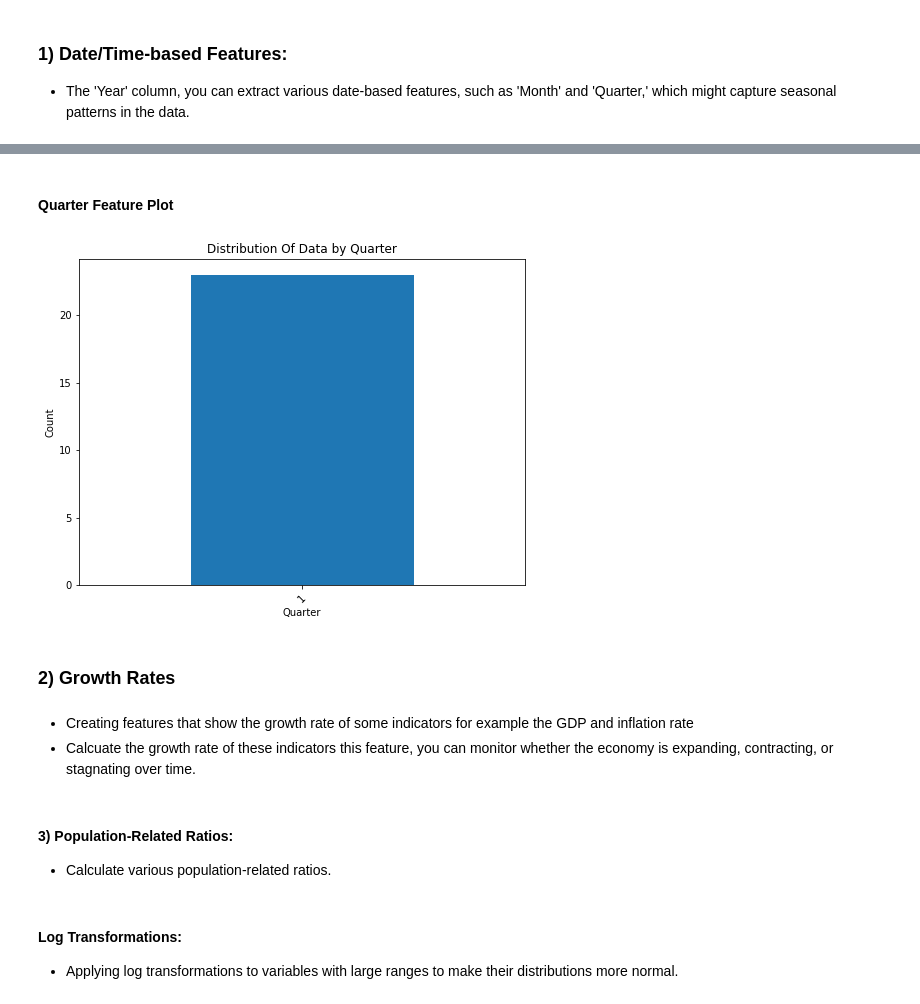
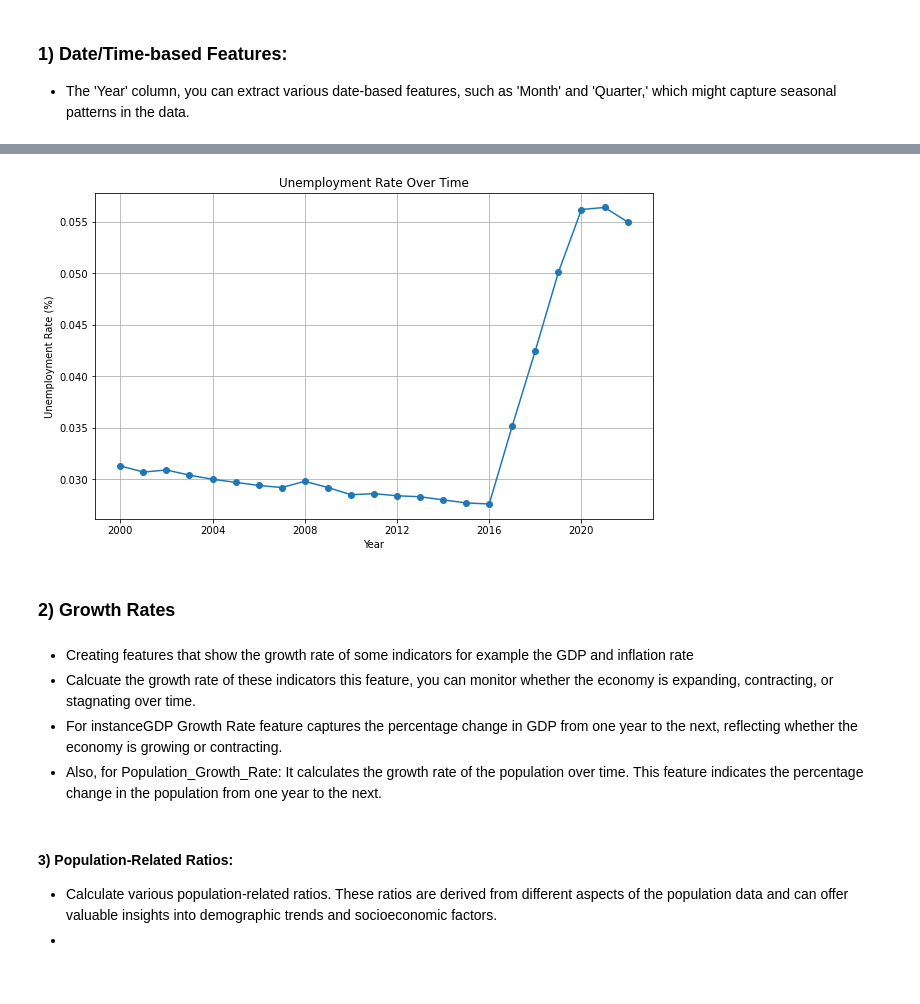
Before and after one commit to Edna722/Omdena-Machakos-Unemployment, a Jupyter notebook: Final_Pre_Processed_Data_(EDA)_Norman.ipynb, the cells around one changed output, grey strips where cells are left out. Saved outputs shown, nothing was run; the diff lists cells and outputs as text; code cells hidden in the pictures.

```diff
--- a/Final_Pre_Processed_Data_(EDA)_Norman.ipynb
+++ b/Final_Pre_Processed_Data_(EDA)_Norman.ipynb
@@ -520,28 +508,29 @@ plt.show()
-# %% [markdown]
-####  Quarter Feature Plot
-# %%
-quarter_counts = df['Quarter'].value_counts().sort_index()
-plt.figure(figsize=(8,6))
-quarter_counts.plot(kind = 'bar')
-plt.xlabel('Quarter')
-plt.ylabel('Count')
-plt.title('Distribution Of Data by Quarter')
-plt.xticks(rotation = 45)
-plt.show()
-# %% [output]
-[figure, removed]
+# %%
+plt.figure(figsize=(10, 6))
+plt.plot(df['Year'], df['Unemployment Rate (%)'], marker='o', linestyle='-')
+plt.xlabel('Year')
+plt.ylabel('Unemployment Rate (%)')
+plt.title('Unemployment Rate Over Time')
+plt.grid(True)
+plt.show()
+# %% [output]
+[figure, added]
 # %% [markdown]
 ### 2) Growth Rates
 # %% [markdown]
 * Creating features that show the growth rate of some indicators for example the GDP and inflation rate
 * Calcuate the growth rate of these indicators this feature, you can monitor whether the economy is expanding, contracting, or stagnating over time.
+* For instanceGDP Growth Rate feature captures the percentage change in GDP from one year to the next, reflecting whether the economy is growing or contracting.
+* Also, for Population_Growth_Rate: It calculates the growth rate of the population over time.
+This feature indicates the percentage change in the population from one year to the next.
 # %%
 df['GDP_Growth_Rate'] = df['Annual GDP growth (%)']
 df['Population_Growth_Rate'] = df['population growth']
 # %% [markdown]
 #### 3) Population-Related Ratios:
 
-* Calculate various population-related ratios.
+* Calculate various population-related ratios. These ratios are derived from different aspects of the population data and can offer valuable insights into demographic trends and socioeconomic factors.
+*
 # %%
 # Convert columns to numeric before performing division
 df['Urban population growth (annual %)'] = pd.to_numeric(df['Urban population growth (annual %)'], errors='coerce')
@@ -551,7 +540,3 @@ df['Labor force participation rate for ages 15-24, male (%) (modeled ILO estimat
 df['Urban_Population_Ratio'] = df['Urban population growth (annual %)'] / 100
 df['Labor_Force_Participation_Ratio_Female'] = df['Labor force participation rate for ages 15-24, female (%) (modeled ILO estimate)'] / 100
 df['Labor_Force_Participation_Ratio_Male'] = df['Labor force participation rate for ages 15-24, male (%) (modeled ILO estimate)'] / 100
-# %% [markdown]
-#### Log Transformations:
-
-* Applying log transformations to variables with large ranges to make their distributions more normal.
```
Also changed, not shown: parts of 39 cells of this notebook.
